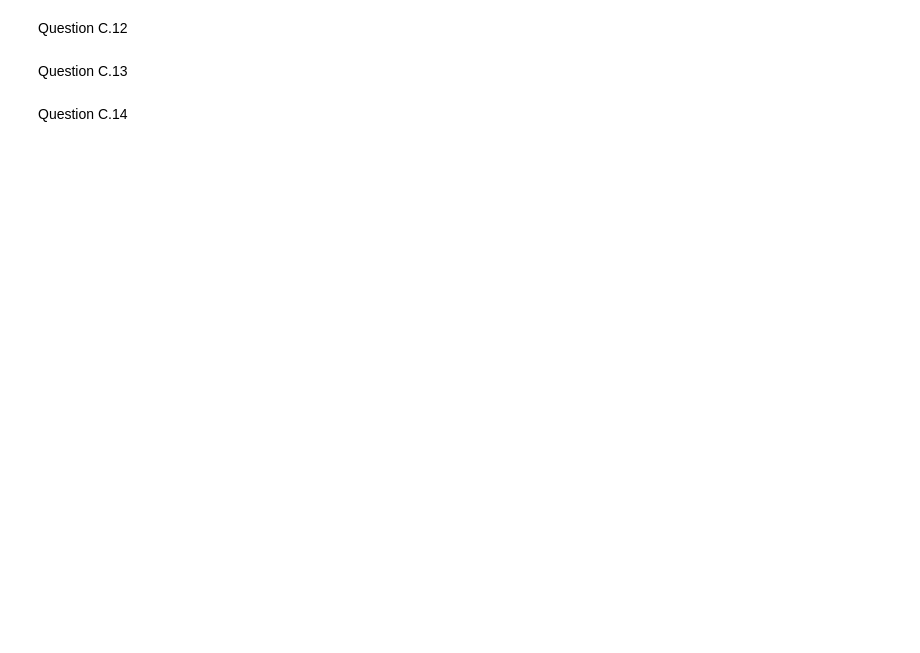
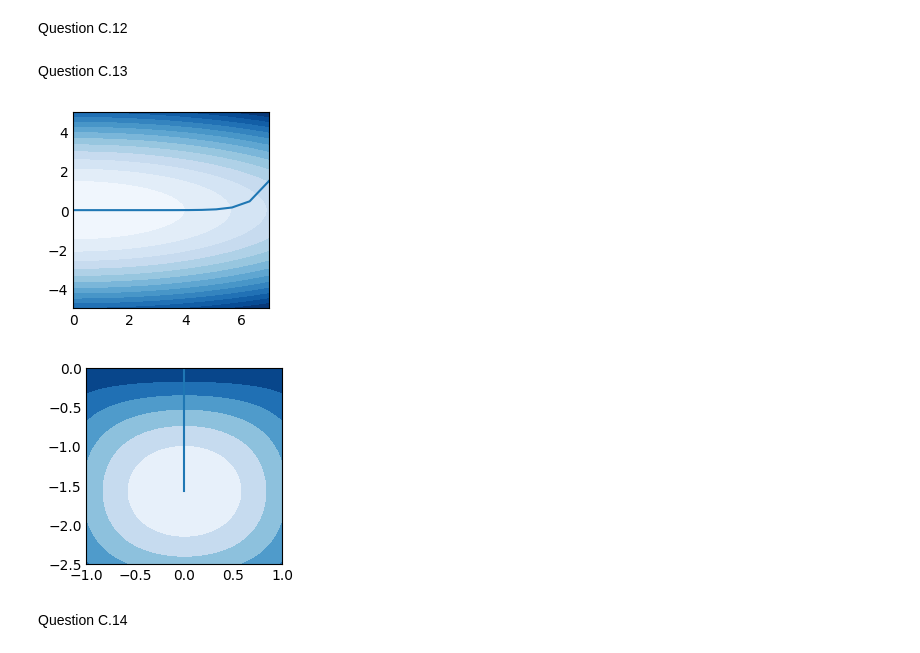
Before and after one commit to SyncAdam/projectAnum, a Jupyter notebook: project.ipynb, the cells around one changed output. Saved outputs shown, nothing was run; the diff lists cells and outputs as text; code cells hidden in the pictures; blank space fills up the shorter version.

```diff
--- a/project.ipynb
+++ b/project.ipynb
@@ -219,9 +261,7 @@ Question C.12
 
 #pas constant
 
-def gradpc(eps, MaxIter, u, x0, y0, df1, df2):
-    a = 2
-    b = 2/7
+def gradpc(eps, MaxIter, u, x0, y0, df1, df2, a, b):
     index = 0
     points = []
     (xnp1, ynp1) = np.array((x0, y0))
@@ -250,11 +290,11 @@ Question C.13
 
 #derivée partielle par rapport a x de g
 def dpgx(x, y, a, b):
-    return (((2*x)/a ) + (y**2)/b)
+    return ((2*x)/a)
 
 #derivée partielle par rapport a y de g
 def dpgy(x, y, a, b):
-    return (x**2)/a + (2*y)/b
+    return (2*y)/b
 
 def dphx(x, y):
     return -np.sin(x)*np.sin(y)
@@ -262,37 +302,43 @@ def dphx(x, y):
 def dphy(x, y):
     return np.cos(x)* np.cos(y)
 
-pointsg = gradpc(10**-5, 120, -0.1, 7, 1.5, dpgx, dpgy)
+a = 2
+b = 2/7
+
+pointsg = gradpc(10**-5, 120, -0.1, 7, 1.5, dpgx, dpgy, a, b)
 pointsh = gradpc2(10**-5, 120, -0.1, 0, 0, dphx, dphy)
 
 
 #G
 xs = [x[0] for x in pointsg]
 ys = [y[1] for y in pointsg]
 Xg, Yg = np.meshgrid(np.linspace(0,7), np.linspace(-5,5))
 Zg = g(Xg,Yg, 2,2/7)
 levelsG = np.linspace(Zg.min(), Zg.max(), 15)
 
 figg, axg = plt.subplots()
 
 axg.contourf(Xg, Yg, Zg, levels=levelsG)
 axg.plot(xs, ys)
 plt.plot()
 plt.show()
 
 #H
 xs = [x[0] for x in pointsh]
 ys = [y[1] for y in pointsh]
 X, Y= np.meshgrid(np.linspace(-1,1), np.linspace(-2.5,0))
 Z = h(X,Y)
 levels = np.linspace(Z.min(), Z.max(), 7)
 
 fig, ax = plt.subplots()
 
 ax.contourf(X, Y, Z, levels=levels)
 ax.plot(xs, ys)
 plt.plot()
 plt.show()
+# %% [output]
+[figure, added]
+[figure, added]
 # %% [markdown]
 Question C.14
 # %%
```
Also changed, not shown: parts of 38 cells of this notebook, 2 other files.
